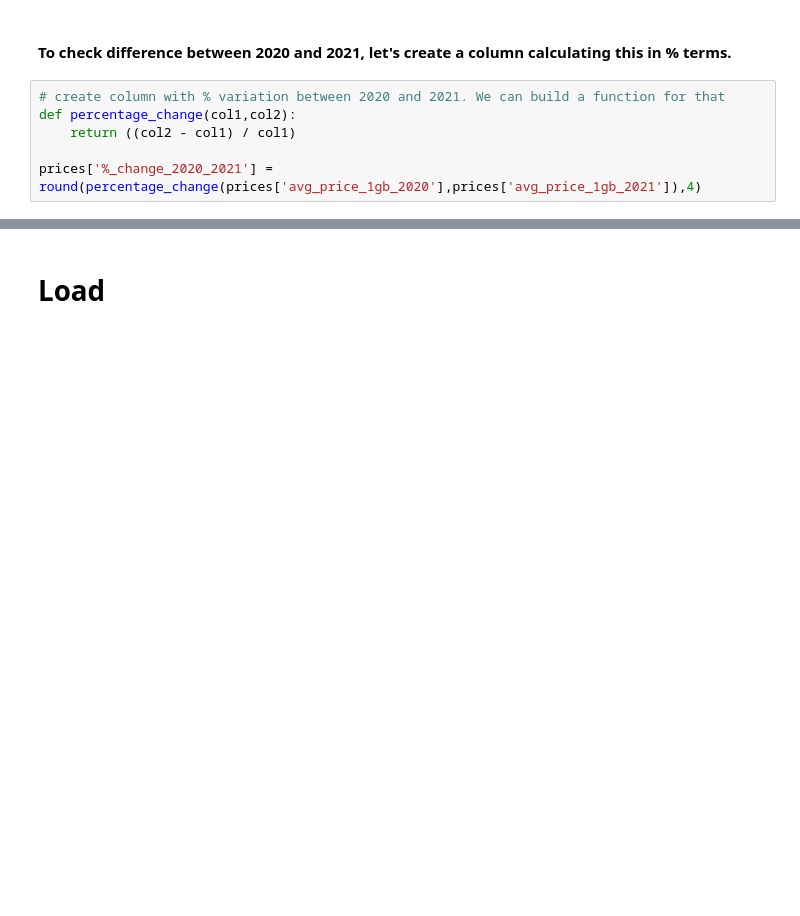
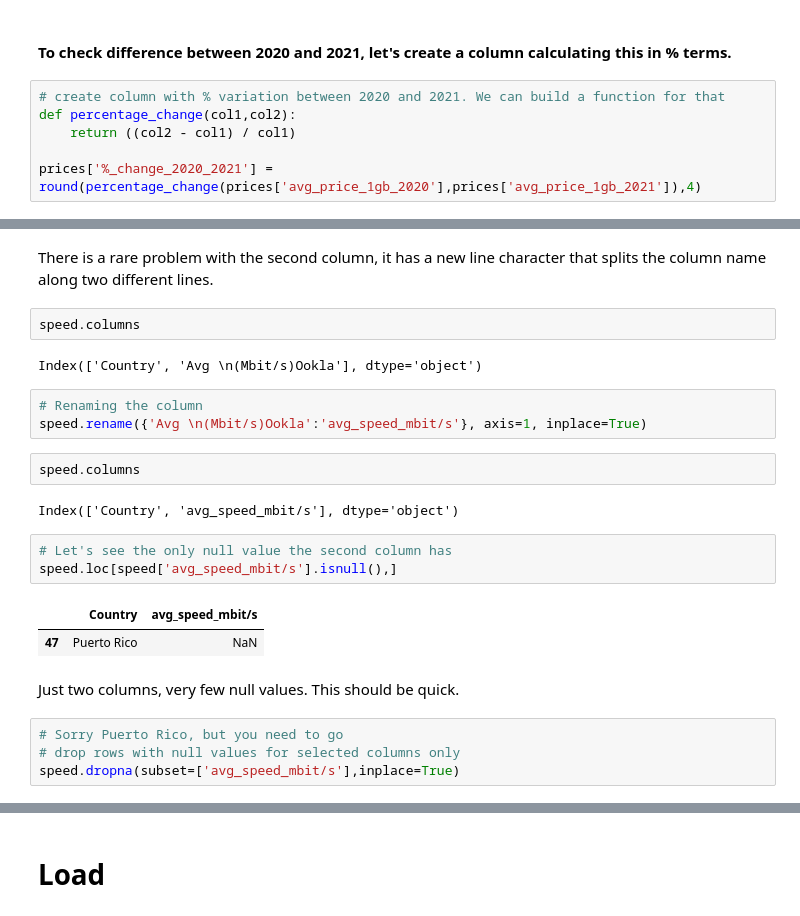
Before and after one commit to ManuelEspitia1/cerebro, a Jupyter notebook: webproject.ipynb, the cells around one changed output, grey strips where cells are left out. Saved outputs shown, nothing was run; the diff lists cells and outputs as text; blank space fills up the shorter version.

```diff
--- a/webproject.ipynb
+++ b/webproject.ipynb
@@ -368,0 +390,25 @@ prices
+# %% [markdown]
+There is a rare problem with the second column, it has a new line character that splits the column name along two different lines.
+# %%
+speed.columns
+# %% [output]
+Index(['Country', 'Avg \n(Mbit/s)Ookla'], dtype='object')
+# %%
+# Renaming the column
+speed.rename({'Avg \n(Mbit/s)Ookla':'avg_speed_mbit/s'}, axis=1, inplace=True)
+# %%
+speed.columns
+# %% [output]
+Index(['Country', 'avg_speed_mbit/s'], dtype='object')
+# %%
+# Let's see the only null value the second column has
+speed.loc[speed['avg_speed_mbit/s'].isnull(),]
+# %% [output]
+|  | Country | avg_speed_mbit/s |
+| 47 | Puerto Rico | NaN |
+# %% [markdown]
+Just two columns, very few null values. This should be quick.
+# %%
+# Sorry Puerto Rico, but you need to go
+# drop rows with null values for selected columns only
+speed.dropna(subset=['avg_speed_mbit/s'],inplace=True)
```
Also changed, not shown: parts of 13 cells of this notebook.
